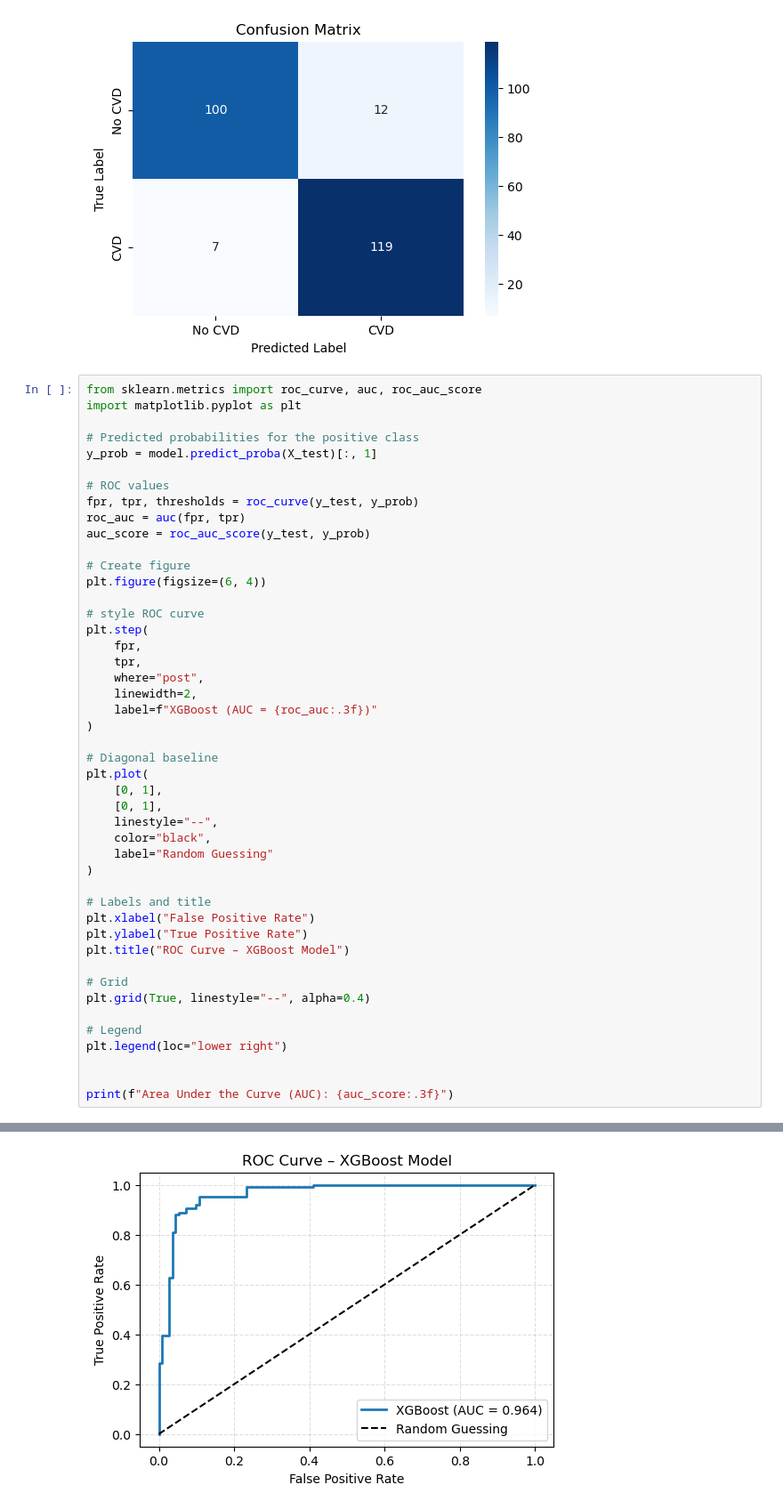
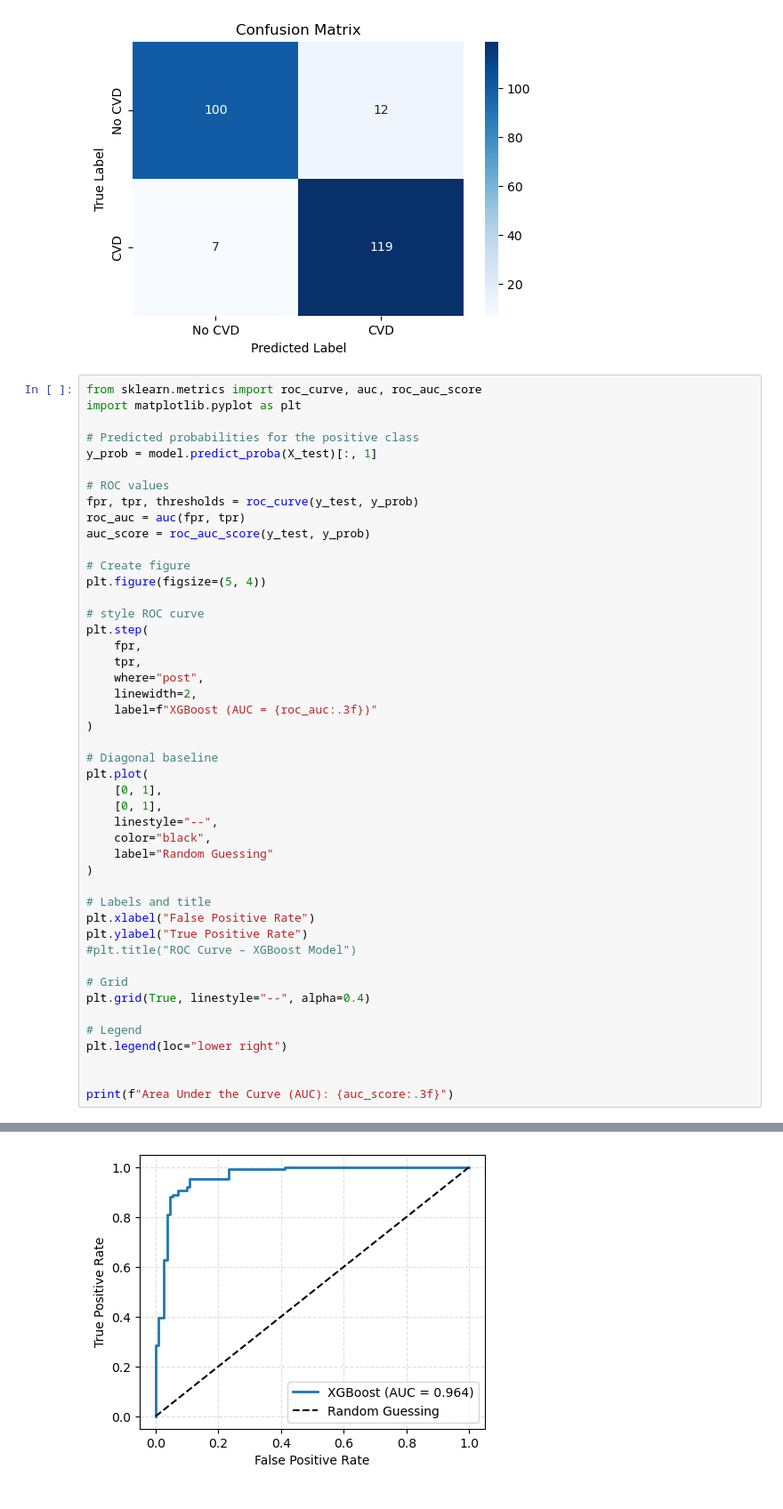
Before and after one commit to Ibraheem590/cardiovascular-xai-project, a Jupyter notebook: heart disease.ipynb, the cells around one changed output, grey strips where cells are left out. Shown at 89% size. Cells and saved outputs as stored; diff of their text form.

```diff
--- a/heart disease.ipynb
+++ b/heart disease.ipynb
@@ -300,39 +300,39 @@ roc_auc = auc(fpr, tpr)
 auc_score = roc_auc_score(y_test, y_prob)
 
 # Create figure
-plt.figure(figsize=(6, 4))
+plt.figure(figsize=(5, 4))
 
 # style ROC curve
 plt.step(
     fpr,
     tpr,
     where="post",
     linewidth=2,
     label=f"XGBoost (AUC = {roc_auc:.3f})"
 )
 
 # Diagonal baseline
 plt.plot(
     [0, 1],
     [0, 1],
     linestyle="--",
     color="black",
     label="Random Guessing"
 )
 
 # Labels and title
 plt.xlabel("False Positive Rate")
 plt.ylabel("True Positive Rate")
-plt.title("ROC Curve – XGBoost Model")
+#plt.title("ROC Curve – XGBoost Model")
 
 # Grid
 plt.grid(True, linestyle="--", alpha=0.4)
 
 # Legend
 plt.legend(loc="lower right")
 
 
 print(f"Area Under the Curve (AUC): {auc_score:.3f}")
 # %% [output]
 Area Under the Curve (AUC): 0.964
-[figure, old version]
+[figure, new version]
```
Also changed, not shown: parts of 4 cells of this notebook, 2 other files.
